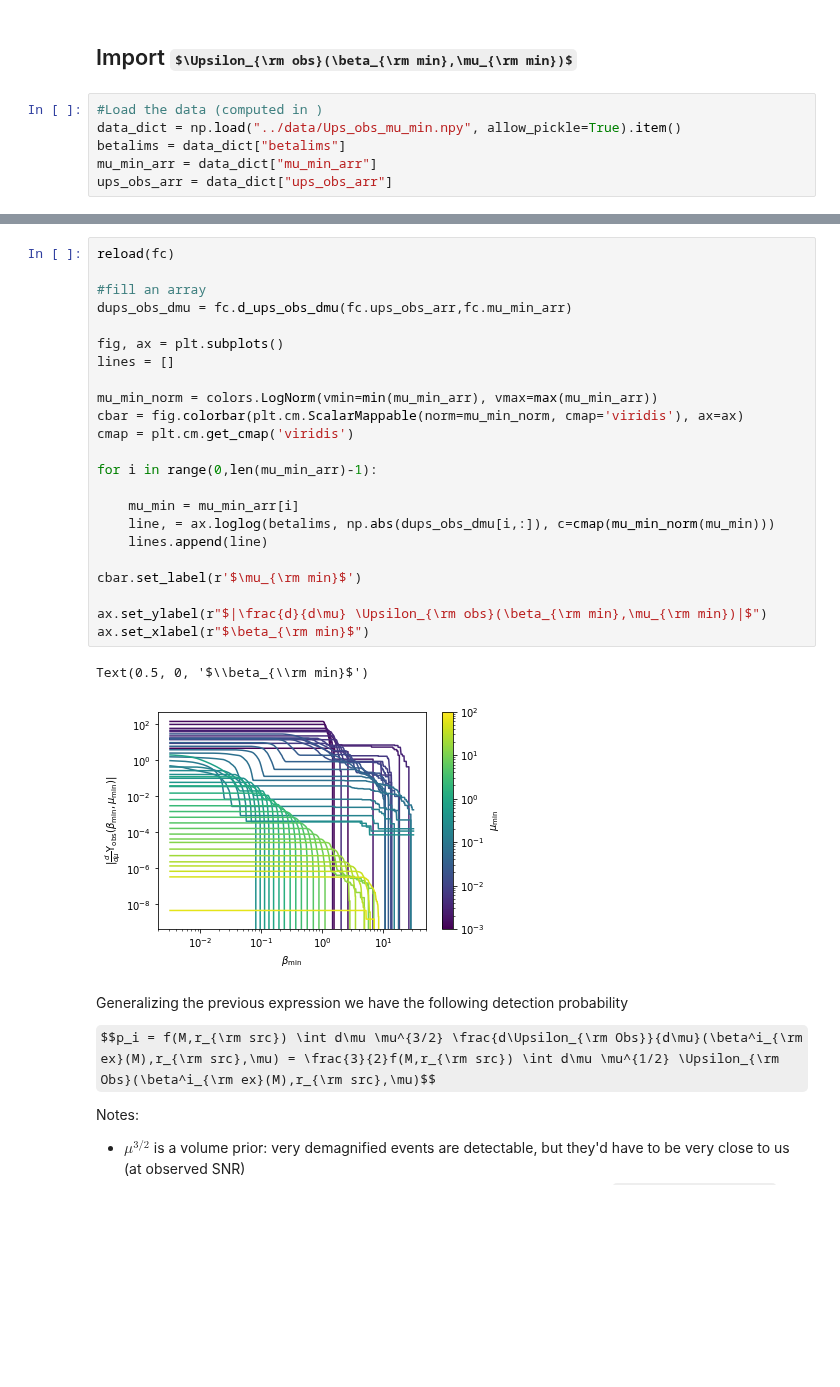
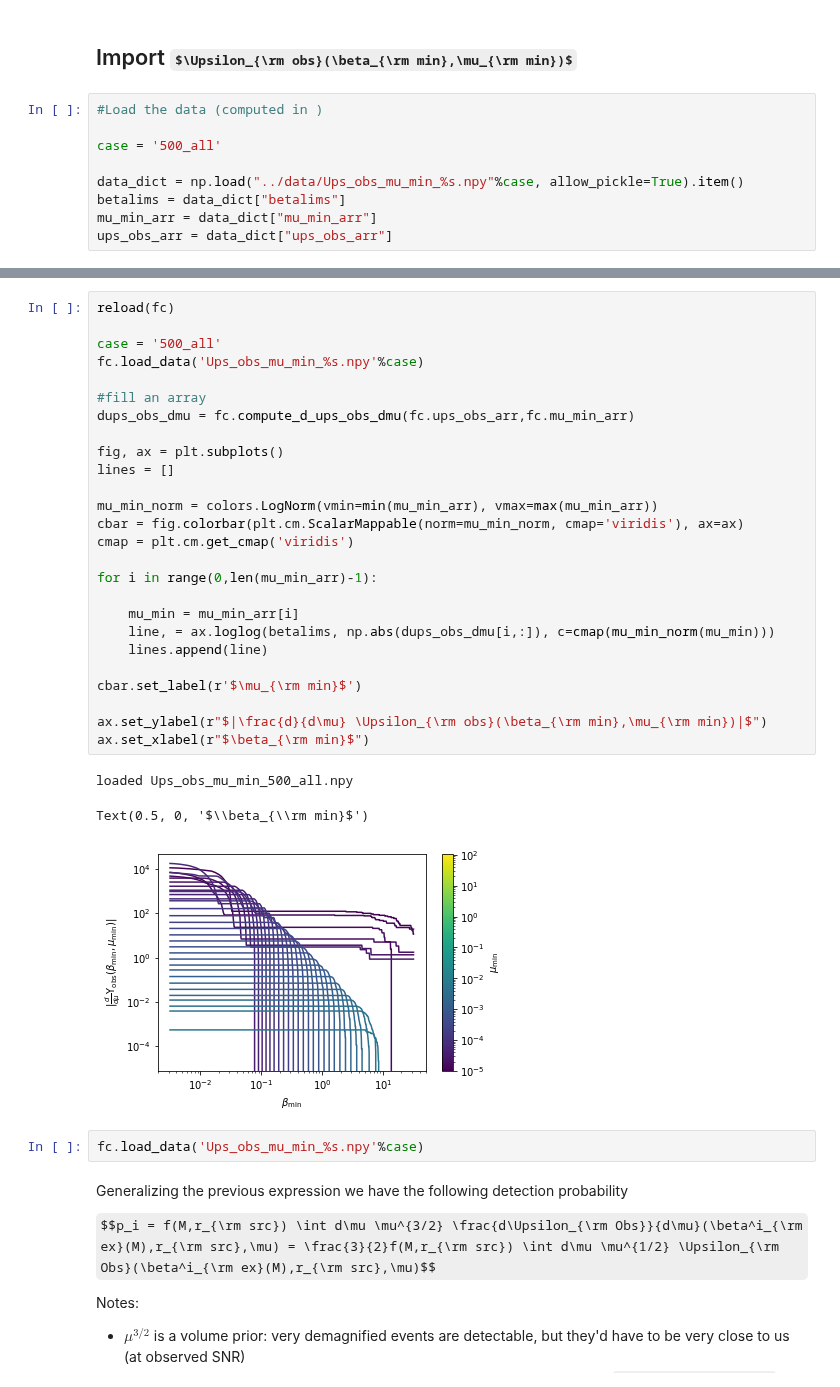
Before and after one commit to Richard-Sti/GSHE_public, a Jupyter notebook: scripts/prospective_constraints.ipynb, the cells around one changed output, grey strips where cells are left out. Saved outputs shown, nothing was run; the diff lists cells and outputs as text; some formulas as TeX source; blank space fills up the shorter version.

Commit message:
constraints for different cases

```diff
--- a/scripts/prospective_constraints.ipynb
+++ b/scripts/prospective_constraints.ipynb
@@ -74,7 +74,10 @@ np.median(dat), np.mean(dat)
 ## Import $\Upsilon_{\rm obs}(\beta_{\rm min},\mu_{\rm min})$
 # %%
 #Load the data (computed in )
-data_dict = np.load("../data/Ups_obs_mu_min.npy", allow_pickle=True).item()
+
+case = '500_all'
+
+data_dict = np.load("../data/Ups_obs_mu_min_%s.npy"%case, allow_pickle=True).item()
 betalims = data_dict["betalims"]
 mu_min_arr = data_dict["mu_min_arr"]
 ups_obs_arr = data_dict["ups_obs_arr"]
@@ -113,29 +117,35 @@ fig.tight_layout()
 # %%
 reload(fc)
 
+case = '500_all'
+fc.load_data('Ups_obs_mu_min_%s.npy'%case)
+
 #fill an array
-dups_obs_dmu = fc.d_ups_obs_dmu(fc.ups_obs_arr,fc.mu_min_arr)
+dups_obs_dmu = fc.compute_d_ups_obs_dmu(fc.ups_obs_arr,fc.mu_min_arr)
 
 fig, ax = plt.subplots()
 lines = []
 
 mu_min_norm = colors.LogNorm(vmin=min(mu_min_arr), vmax=max(mu_min_arr))
 cbar = fig.colorbar(plt.cm.ScalarMappable(norm=mu_min_norm, cmap='viridis'), ax=ax)
 cmap = plt.cm.get_cmap('viridis')
 
 for i in range(0,len(mu_min_arr)-1):
 
     mu_min = mu_min_arr[i]
     line, = ax.loglog(betalims, np.abs(dups_obs_dmu[i,:]), c=cmap(mu_min_norm(mu_min)))
     lines.append(line)
 
 cbar.set_label(r'$\mu_{\rm min}$')
 
 ax.set_ylabel(r"$|\frac{d}{d\mu} \Upsilon_{\rm obs}(\beta_{\rm min},\mu_{\rm min})|$")
 ax.set_xlabel(r"$\beta_{\rm min}$")
 # %% [output]
-Text(0.5, 0, '$\\beta_{\\rm min}$')
+loaded Ups_obs_mu_min_500_all.npy
+Text(0.5, 0, '$\\beta_{\\rm min}$')
-[figure, old version]
+[figure, new version]
+# %%
+fc.load_data('Ups_obs_mu_min_%s.npy'%case)
 # %% [markdown]
 Generalizing the previous expression we have the following detection probability
 
```
Also changed, not shown: parts of 33 cells of this notebook, 11 other files.
